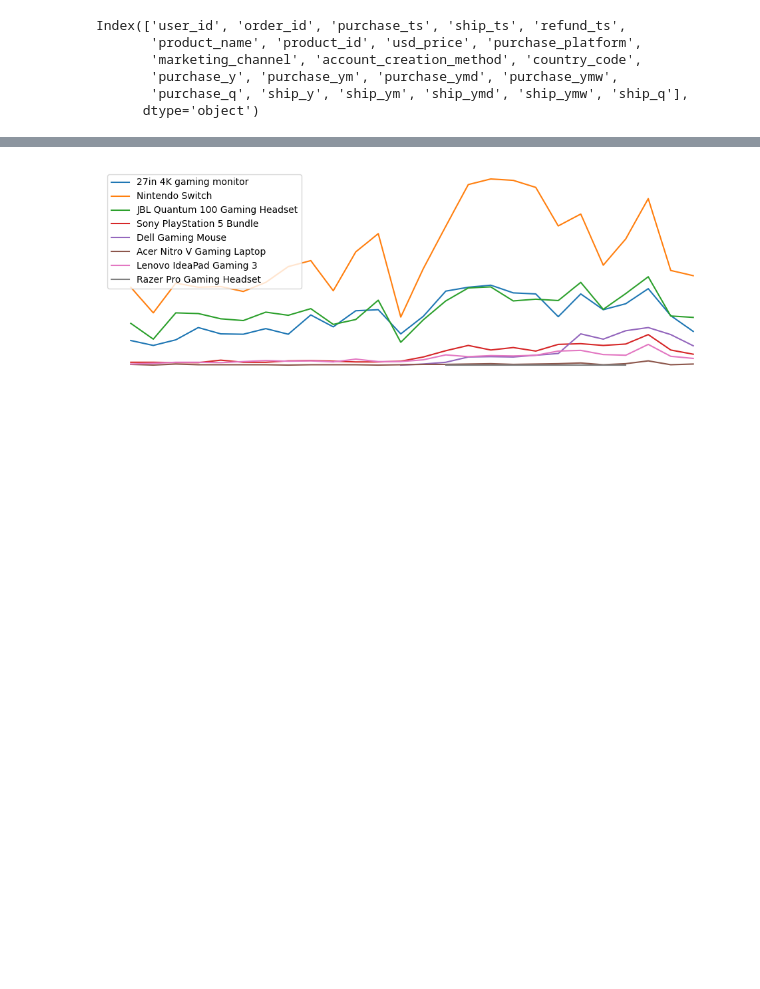
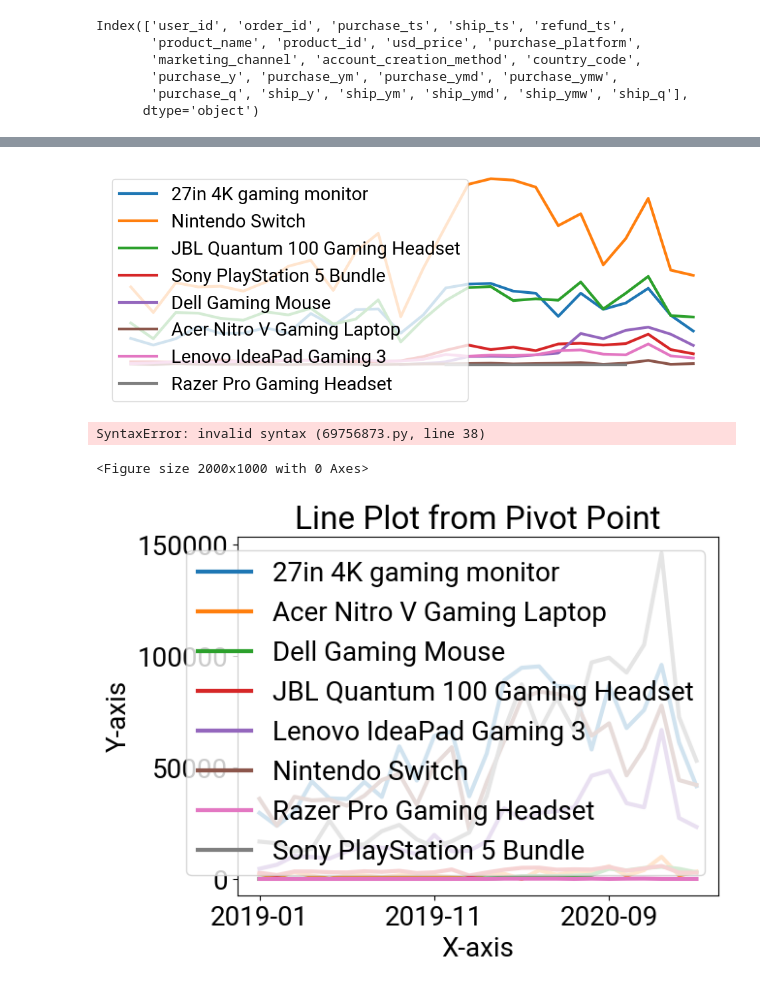
Before and after one commit to mjsluminarias/gamezone-ecommerce, a Jupyter notebook: code_queries/product_performance.ipynb, the cells around one changed output, grey strips where cells are left out. Saved outputs shown, nothing was run; the diff lists cells and outputs as text; code cells hidden in the pictures; blank space fills up the shorter version.

```diff
--- a/code_queries/product_performance.ipynb
+++ b/code_queries/product_performance.ipynb
@@ -91,7 +99,7 @@ fig, ax = plt.subplots(figsize=(12, 4))
 
 # ax.bar(rev_data_ym["order_year_month"], rev_data_ym["total_net_revenue"], label='Product A', color='#4dabf7')
 
-prod_01 = prod_rev_ym[(prod_rev_ym["product_name"] == "27in 4K gaming monitor")]
+prod_01 = prod_rev_ym[prod_rev_ym["product_name"] == "27in 4K gaming monitor"]
 prod_02 = prod_rev_ym[prod_rev_ym["product_name"] == "Nintendo Switch"]
 prod_03 = prod_rev_ym[prod_rev_ym["product_name"] == "JBL Quantum 100 Gaming Headset"]
 prod_04 = prod_rev_ym[prod_rev_ym["product_name"] == "Sony PlayStation 5 Bundle"]
@@ -128,4 +136,70 @@ plt.savefig("../figures/product_performance/product_performance_orders.png", tra
 
 plt.show()
 # %% [output]
-[figure, old version]
+[figure, new version]
+# %%
+fig, ax = plt.subplots(nrows=2, ncols=1, sharex=True, figsize=(20, 10))
+
+ax[0].plot(prod_01["purchase_ym"], prod_01["total_revenue"], label = "27in 4K gaming monitor", color = "#839E0C")
+ax[0].plot(prod_02["purchase_ym"], prod_02["total_revenue"], label = "Nintendo Switch")
+ax[0].plot(prod_03["purchase_ym"], prod_03["total_revenue"], label = "JBL Quantum 100 Gaming Headset")
+ax[0].plot(prod_04["purchase_ym"], prod_04["total_revenue"], label = "Sony PlayStation 5 Bundle")
+ax[0].plot(prod_05["purchase_ym"], prod_05["total_revenue"], label = "Dell Gaming Mouse")
+ax[0].plot(prod_06["purchase_ym"], prod_06["total_revenue"], label = "Acer Nitro V Gaming Laptop")
+ax[0].plot(prod_07["purchase_ym"], prod_07["total_revenue"], label = "Lenovo IdeaPad Gaming 3")
+ax[0].plot(prod_08["purchase_ym"], prod_08["total_revenue"], label = "Razer Pro Gaming Headset")
+
+
+ax[0].set_ylabel('total_revenue')
+ax[0].spines["top"].set_visible(False)
+ax[0].spines["right"].set_visible(False)
+ax[0].spines["left"].set_visible(False)
+ax[0].spines["bottom"].set_visible(False)
+ax[0].axes.get_xaxis().set_visible(False)
+ax[0].axes.get_yaxis().set_visible(False)
+
+ax[1].plot(prod_01["purchase_ym"], prod_01["total_orders"], label = "27in 4K gaming monitor", color = "#839E0C")
+ax[1].plot(prod_02["purchase_ym"], prod_02["total_orders"], label = "Nintendo Switch")
+ax[1].plot(prod_03["purchase_ym"], prod_03["total_orders"], label = "JBL Quantum 100 Gaming Headset")
+ax[1].plot(prod_04["purchase_ym"], prod_04["total_orders"], label = "Sony PlayStation 5 Bundle")
+ax[1].plot(prod_05["purchase_ym"], prod_05["total_orders"], label = "Dell Gaming Mouse")
+ax[1].plot(prod_06["purchase_ym"], prod_06["total_orders"], label = "Acer Nitro V Gaming Laptop")
+ax[1].plot(prod_07["purchase_ym"], prod_07["total_orders"], label = "Lenovo IdeaPad Gaming 3")
+ax[1].plot(prod_08["purchase_ym"], prod_08["total_orders"], label = "Razer Pro Gaming Headset")
+
+
+ax[1].set_ylabel('total_revenue')
+ax[1].spines["top"].set_visible(False)
+ax[1].spines["right"].set_visible(False)
+ax[1].spines["left"].set_visible(False)
+ax[1].spines["bottom"].set_visible(False)
+ax[1].axes.get_xaxis().set_visible(False)
+ax[1].axes.get_yaxis().set_visible(False)
+is tableu free
+# %% [output]
+SyntaxError: invalid syntax (69756873.py, line 38)
+# %%
+pivot = (
+    prod_rev_ym.pivot_table(
+        index="purchase_ym",
+        columns="product_name",
+        values="total_revenue",
+        aggfunc="sum",
+        fill_value=0
+    )
+    .sort_index()
+)
+# %%
+plt.figure(figsize=(20, 10))
+
+pivot.plot(kind='line')
+
+plt.xlabel('X-axis')
+plt.ylabel('Y-axis')
+plt.title('Line Plot from Pivot Point')
+plt.legend()
+plt.show()
+plt.show()
+# %% [output]
+<Figure size 2000x1000 with 0 Axes>
+[figure, added]
```
Also changed, not shown: parts of 5 cells of this notebook, 9 other files.
